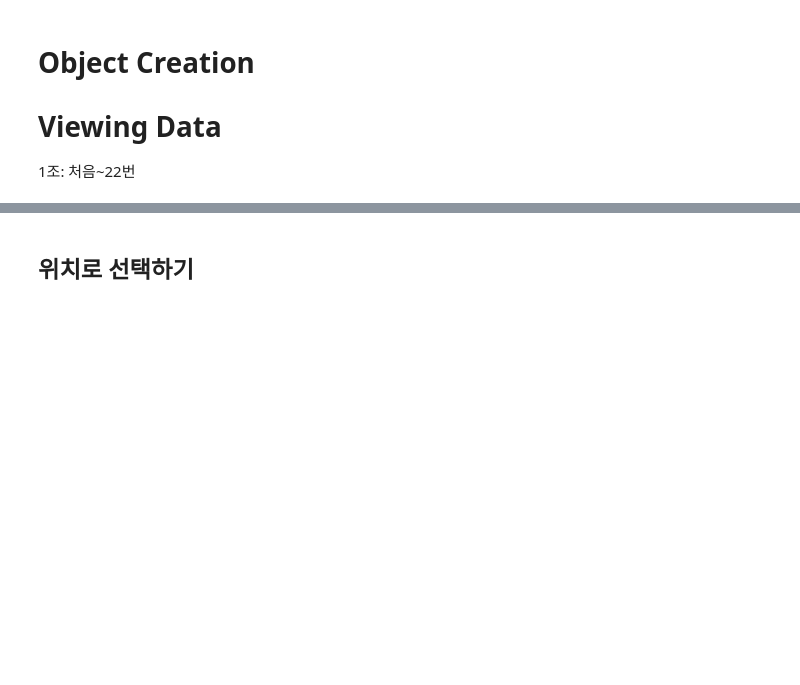
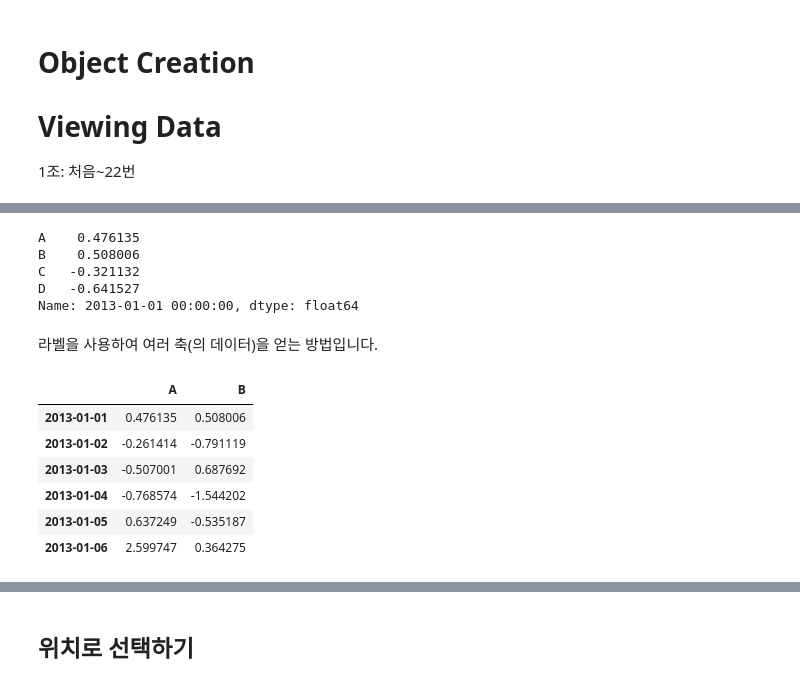
Before and after one commit to dataitgirls2/10minutes2pandas, a Jupyter notebook: index.ipynb, the cells around one changed output, grey strips where cells are left out. Drawn from its saved outputs; the diff is of its cells as text; code cells hidden in the pictures; blank space fills up the shorter version.

```diff
--- a/index.ipynb
+++ b/index.ipynb
@@ -16,0 +7,9 @@ import matplotlib.pyplot as plt
+# %%
+# 데이터 실행을 위한 코드로, Merge 하면서 삭제 필요 (다음주 B조 여러분 부탁드립니다~)
+
+import pandas as pd
+import numpy as np
+import matplotlib.pyplot as plt
+
+dates = pd.date_range('20130101', periods = 6)
+df = pd.DataFrame(np.random.randn(6,4), index=dates, columns=list('ABCD'))
@@ -16,0 +58,20 @@ import matplotlib.pyplot as plt
+# %%
+df.loc[dates[0]]
+# %% [output]
+A    0.476135
+B    0.508006
+C   -0.321132
+D   -0.641527
+Name: 2013-01-01 00:00:00, dtype: float64
+# %% [markdown]
+라벨을 사용하여 여러 축(의 데이터)을 얻는 방법입니다.
+# %%
+df.loc[:,['A','B']]
+# %% [output]
+|  | A | B |
+| 2013-01-01 | 0.476135 | 0.508006 |
+| 2013-01-02 | -0.261414 | -0.791119 |
+| 2013-01-03 | -0.507001 | 0.687692 |
+| 2013-01-04 | -0.768574 | -1.544202 |
+| 2013-01-05 | 0.637249 | -0.535187 |
+| 2013-01-06 | 2.599747 | 0.364275 |
```
Also changed, not shown: parts of 20 cells of this notebook.
